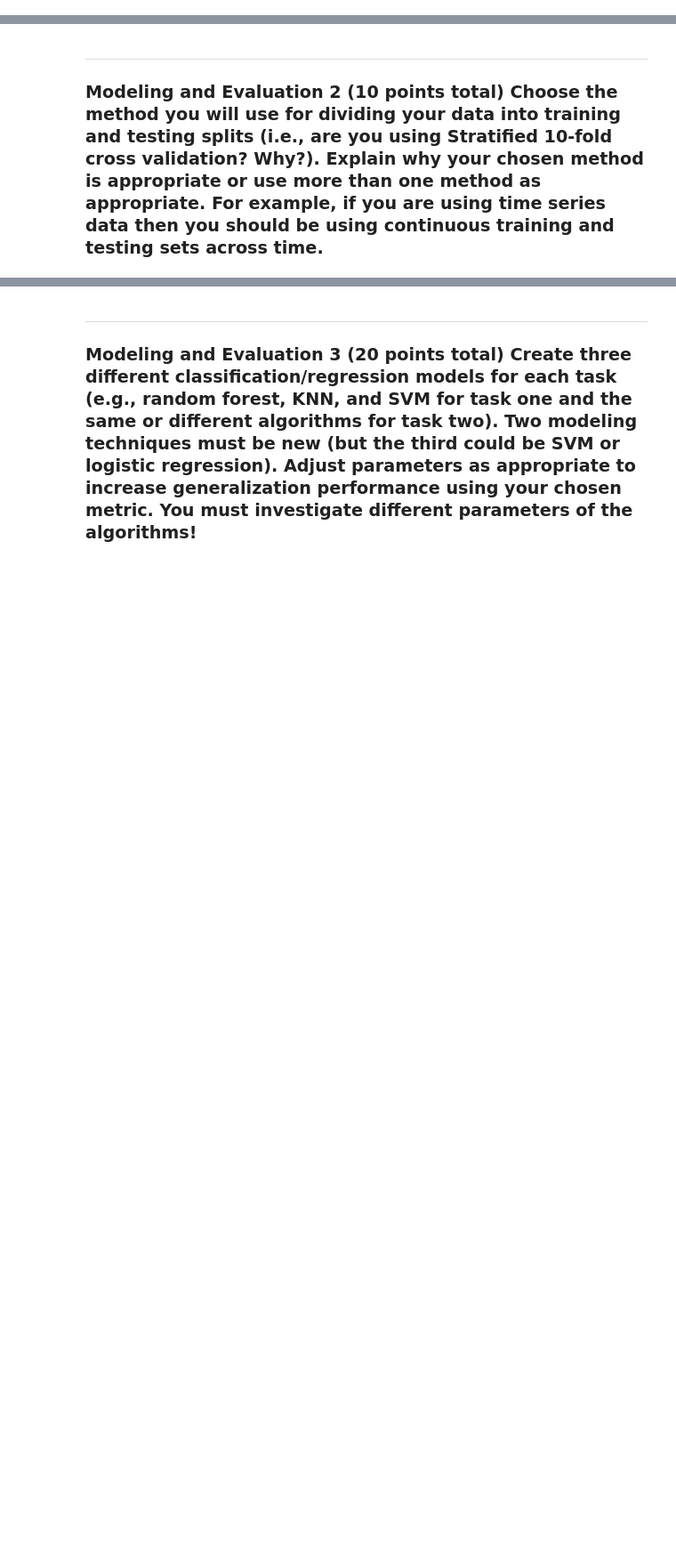
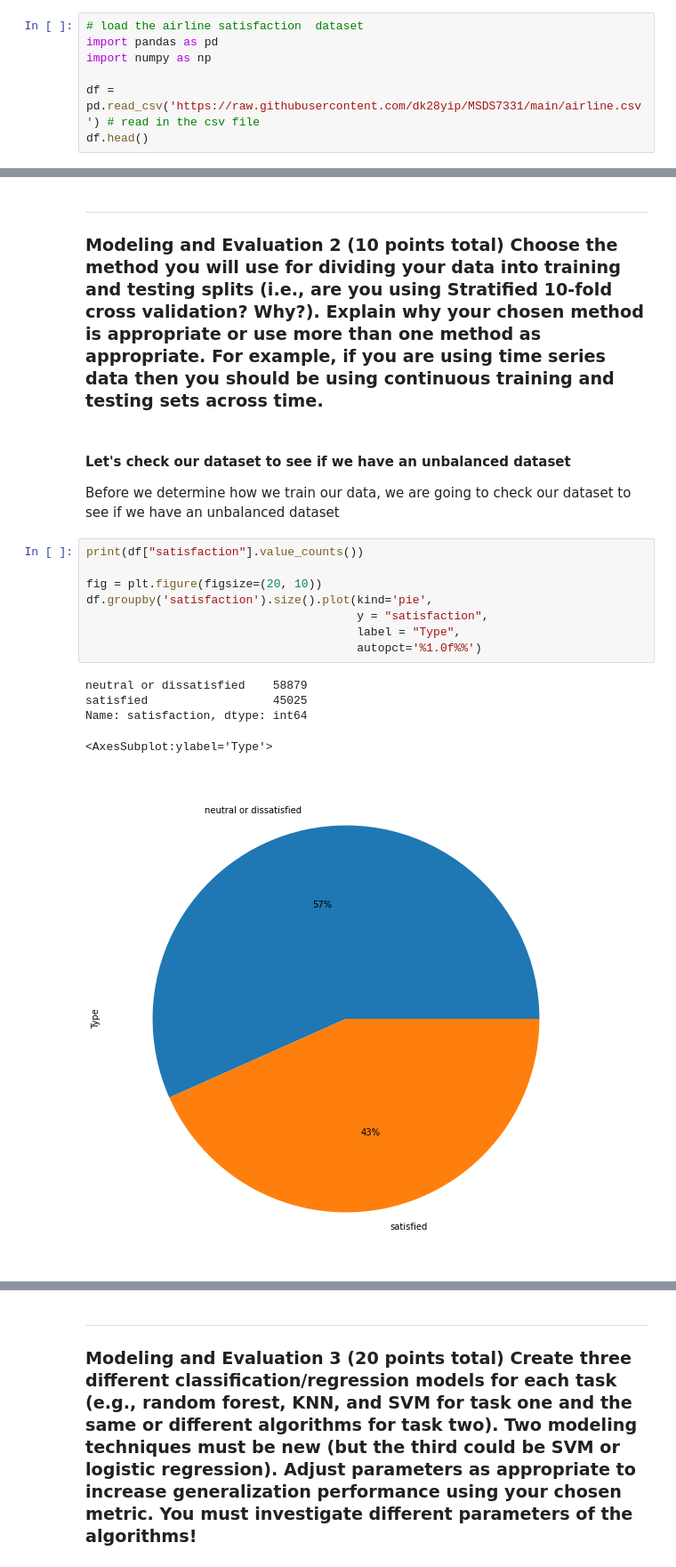
Before and after one commit to dk28yip/MSDS7331, a Jupyter notebook: Lab2.ipynb, the cells around one changed output, grey strips where cells are left out. Shown: that part at 89% size. Cells and saved outputs as stored; diff of their text form; blank space fills up the shorter version.

```diff
--- a/Lab2.ipynb
+++ b/Lab2.ipynb
@@ -5,3 +29,10 @@ Team - Triston Hudgins, Shijo Joseph, Osman Kanteh, Douglas Yip
 # %% [markdown]
 ***
 ### Data Preparation 1 ( 10 points total) Define and prepare your class variables. Use proper variable representations (int, float, one-hot, etc.). Use pre-processing methods (as needed) for dimensionality reduction, scaling, etc. Remove variables that are not needed/useful for the analysis.
+# %%
+# load the airline satisfaction  dataset
+import pandas as pd
+import numpy as np
+
+df = pd.read_csv('https://raw.githubusercontent.com/dk28yip/MSDS7331/main/airline.csv') # read in the csv file
+df.head()
@@ -14,3 +131,20 @@ Team - Triston Hudgins, Shijo Joseph, Osman Kanteh, Douglas Yip
 # %% [markdown]
 ***
 ### Modeling and Evaluation 2 (10 points total) Choose the method you will use for dividing your data into training and testing splits (i.e., are you using Stratified 10-fold cross validation? Why?). Explain why your chosen method is appropriate or use more than one method as appropriate. For example, if you are using time series data then you should be using continuous training and testing sets across time.
+# %% [markdown]
+#### Let's check our dataset to see if we have an unbalanced dataset
+Before we determine how we train our data, we are going to check our dataset to see if we have an unbalanced dataset
+# %%
+print(df["satisfaction"].value_counts())
+
+fig = plt.figure(figsize=(20, 10))
+df.groupby('satisfaction').size().plot(kind='pie',
+                                       y = "satisfaction",
+                                       label = "Type",
+                                       autopct='%1.0f%%')
+# %% [output]
+neutral or dissatisfied    58879
+satisfied                  45025
+Name: satisfaction, dtype: int64
+<AxesSubplot:ylabel='Type'>
+[figure, added]
```
Also changed, not shown: parts of 8 cells of this notebook.
